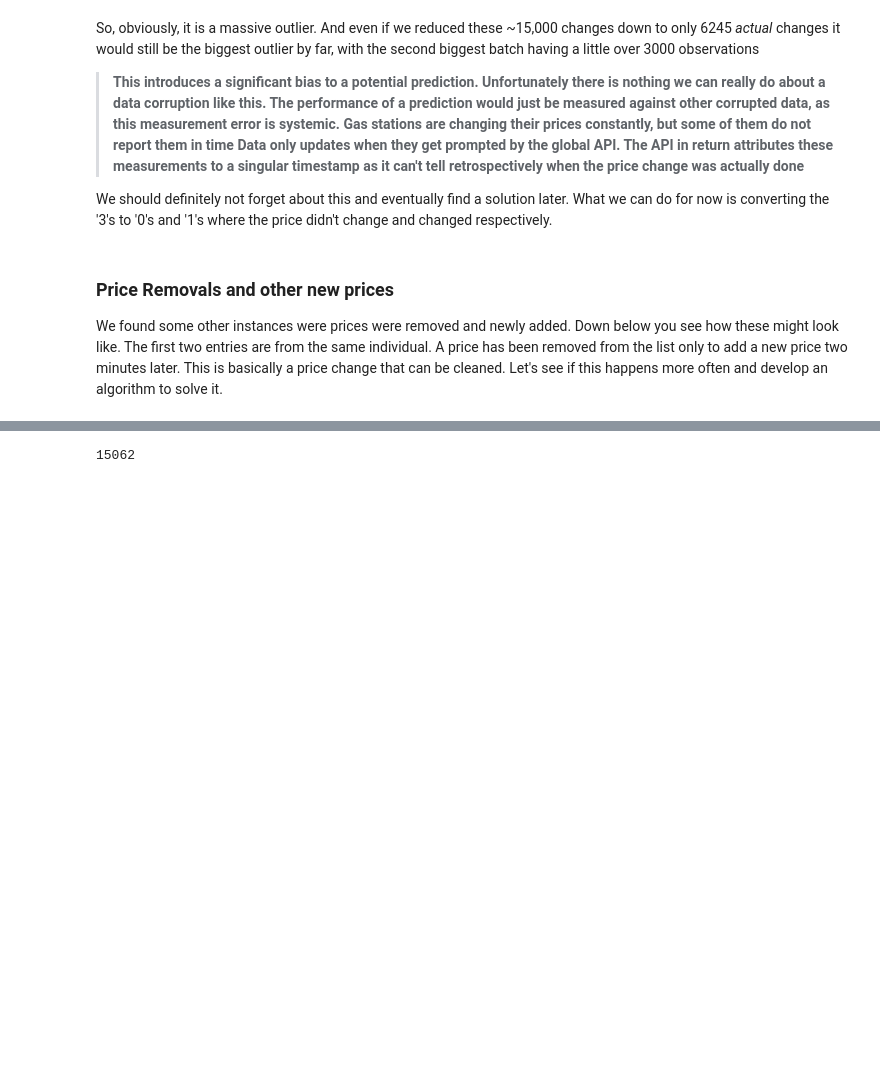
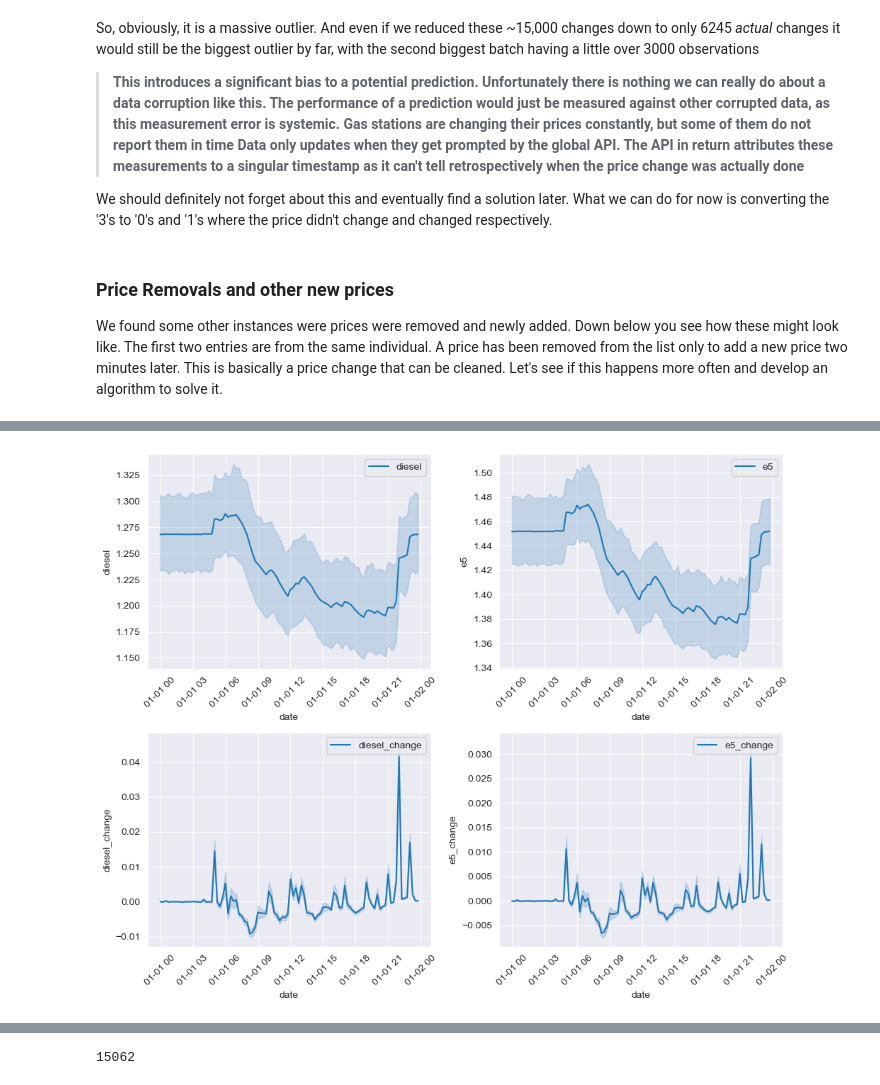
Before and after one commit to petrol-price-predictor/jurassic-juice-juggler, a Jupyter notebook: eda_prices.ipynb, the cells around one changed output, grey strips where cells are left out. Saved outputs shown, nothing was run; the diff lists cells and outputs as text; code cells hidden in the pictures; blank space fills up the shorter version.

```diff
--- a/eda_prices.ipynb
+++ b/eda_prices.ipynb
@@ -443 +487,20 @@ sns.scatterplot(changes.date)
+# %%
+sample_concat = pd.concat(sample_list)
+sample_concat.groupby(sample_concat.index).mean()
+
+figure, ax = plt.subplots(2, 2, figsize=(10,8))
+
+plots = ['diesel','e5','diesel_change','e5_change']
+
+for i in range(2):
+    for j in range(2):
+        plot = plots[i*2 + j]
+        sns.lineplot(data=sample_concat, x=sample_concat.index, y=plot, ax=ax[i, j]);
+        ax[i, j].tick_params(axis='x', rotation=45)  # Rotate x-axis labels for readability
+        ax[i, j].legend([plot], loc='upper right')  # Position the legend
+
+plt.tight_layout()
+plt.show()
+# %% [output]
+[figure, added]
 # %%
```
Also changed, not shown: parts of 23 cells of this notebook.
